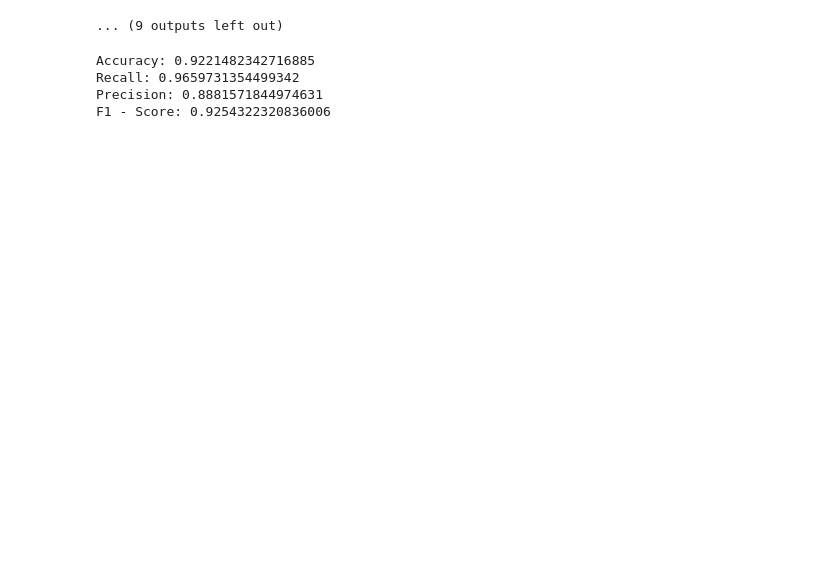
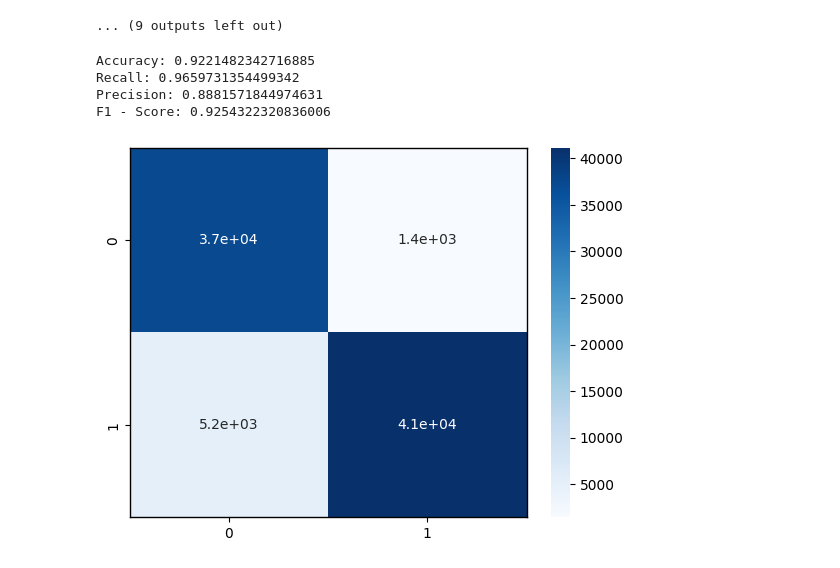
Before and after one commit to NotManigandan/Anomaly-Detection-On-Encrypted-Traffic, a Jupyter notebook: Code/Logistic Regression.ipynb, the cells around one changed output. Drawn from its saved outputs; the diff is of its cells as text; code cells hidden in the pictures; blank space fills up the shorter version.

```diff
--- a/Code/Logistic Regression.ipynb
+++ b/Code/Logistic Regression.ipynb
@@ -153,7 +155,3 @@ Epoch 300 - Training loss: 0.20678101480007172, Training accuracy: 0.92395460605
 
 Training Time: 341 seconds
 [figure]
-# %%
-out_list = []
-plain_accuracy, op = accuracy(model, x_test_20, y_test_20)
-print(f"Accuracy on plain test_set: {plain_accuracy}")
@@ -366,3 +373,14 @@ Accuracy: 0.9221482342716885
 Recall: 0.9659731354499342
 Precision: 0.8881571844974631
 F1 - Score: 0.9254322320836006
+# %%
+# Confusion Matrix
+confmat = torchmetrics.ConfusionMatrix(task="binary", num_classes=2)
+cnf_matrix_val = confmat(y_test_20, torch.tensor(y_pred_final).float().unsqueeze(1))
+cnf_matrix = sns.heatmap(cnf_matrix_val.numpy(), annot=True, cmap='Blues')
+for _, spine in cnf_matrix.spines.items():
+    spine.set_visible(True)
+    spine.set_linewidth(1)
+plt.show()
+# %% [output]
+[figure, added]
```
Also changed, not shown: parts of 19 cells of this notebook, 33 other files.
